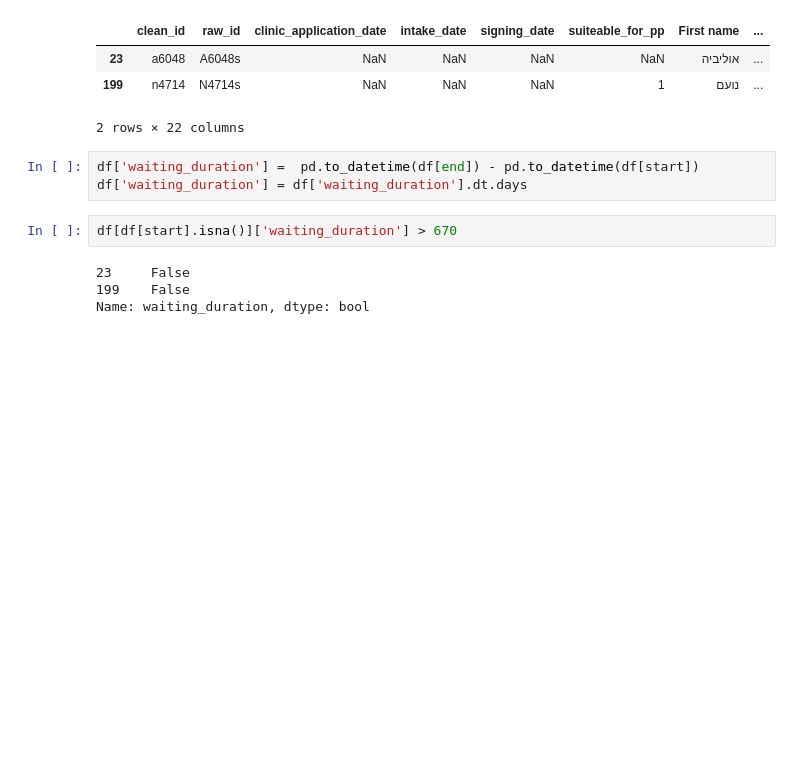
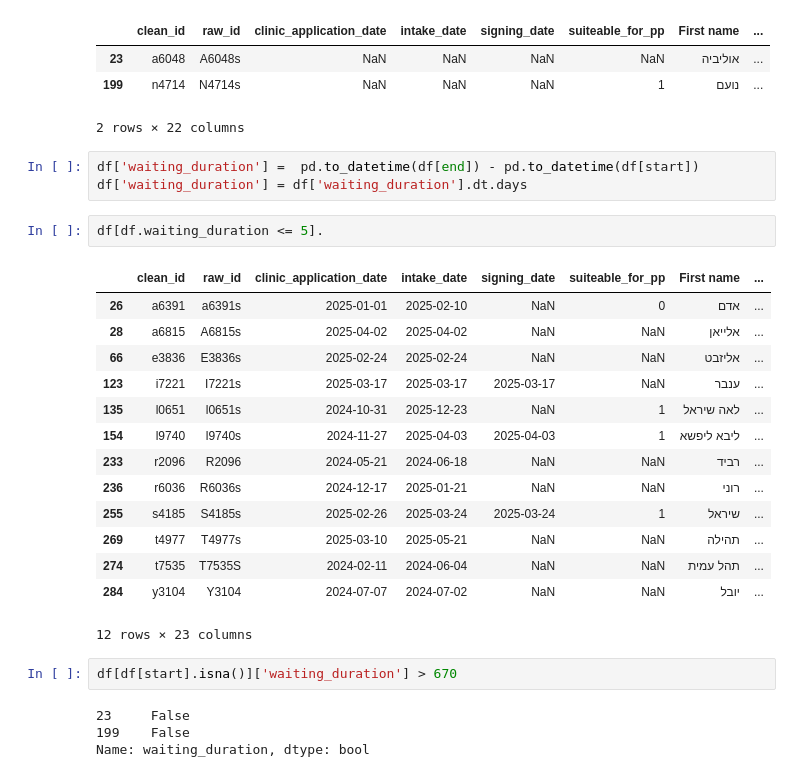
Before and after one commit to nogur9/Consort, a Jupyter notebook: 10_11_2025/preprocessing_step3.ipynb, the cells around one changed output. Cells and saved outputs as stored; diff of their text form; blank space fills up the shorter version.

```diff
--- a/10_11_2025/preprocessing_step3.ipynb
+++ b/10_11_2025/preprocessing_step3.ipynb
@@ -15,6 +15,23 @@ df[df[start].isna()]
 # %%
 df['waiting_duration'] =  pd.to_datetime(df[end]) - pd.to_datetime(df[start])
 df['waiting_duration'] = df['waiting_duration'].dt.days
+# %%
+df[df.waiting_duration <= 5].
+# %% [output]
+|  | clean_id | raw_id | clinic_application_date | intake_date | signing_date | suiteable_for_pp | First name | ... |
+| 26 | a6391 | a6391s | 2025-01-01 | 2025-02-10 | NaN | 0 | אדם | ... |
+| 28 | a6815 | A6815s | 2025-04-02 | 2025-04-02 | NaN | NaN | אלייאן | ... |
+| 66 | e3836 | E3836s | 2025-02-24 | 2025-02-24 | NaN | NaN | אליזבט | ... |
+| 123 | i7221 | I7221s | 2025-03-17 | 2025-03-17 | 2025-03-17 | NaN | ענבר | ... |
+| 135 | l0651 | l0651s | 2024-10-31 | 2025-12-23 | NaN | 1 | לאה שיראל | ... |
+| 154 | l9740 | l9740s | 2024-11-27 | 2025-04-03 | 2025-04-03 | 1 | ליבא ליפשא | ... |
+| 233 | r2096 | R2096 | 2024-05-21 | 2024-06-18 | NaN | NaN | רביד | ... |
+| 236 | r6036 | R6036s | 2024-12-17 | 2025-01-21 | NaN | NaN | רוני | ... |
+| 255 | s4185 | S4185s | 2025-02-26 | 2025-03-24 | 2025-03-24 | 1 | שיראל | ... |
+| 269 | t4977 | T4977s | 2025-03-10 | 2025-05-21 | NaN | NaN | תהילה | ... |
+| 274 | t7535 | T7535S | 2024-02-11 | 2024-06-04 | NaN | NaN | תהל עמית | ... |
+| 284 | y3104 | Y3104 | 2024-07-07 | 2024-07-02 | NaN | NaN | יובל | ... |
+12 rows × 23 columns
 # %%
 df[df[start].isna()]['waiting_duration'] > 670
 # %% [output]
```
Also changed, not shown: 1 other file.
